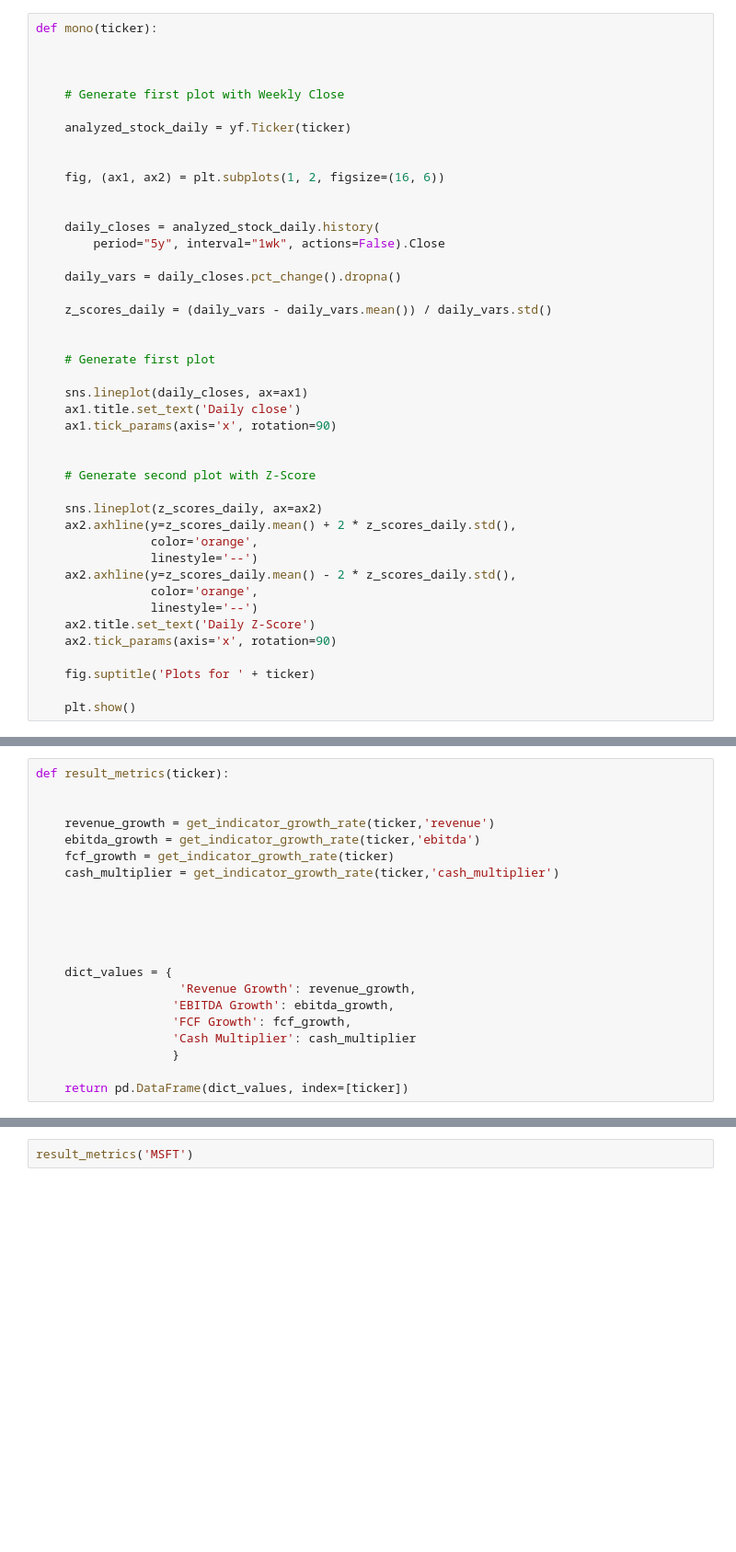
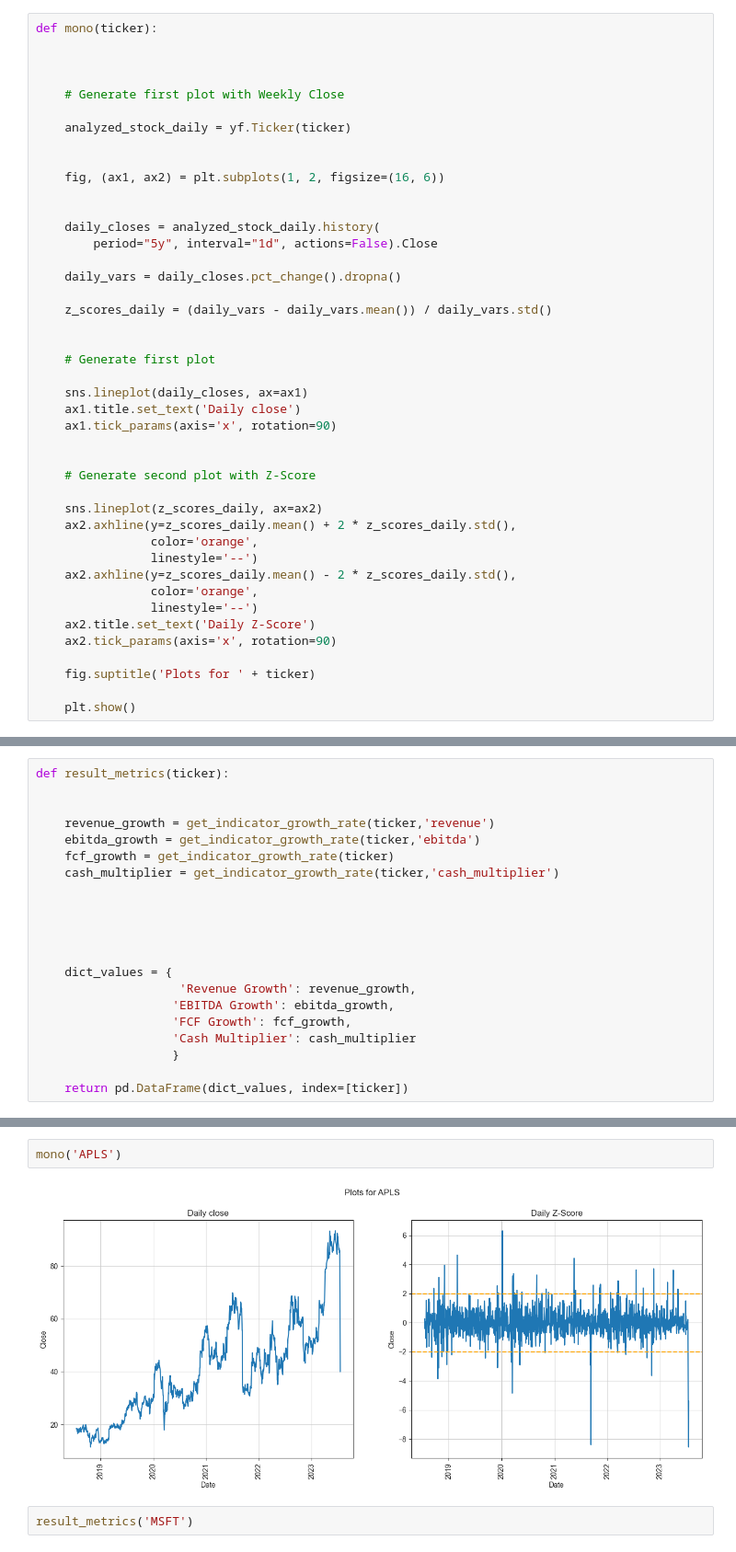
Before and after one commit to ggoni/dividend-stock-picker, a Jupyter notebook: explore.ipynb, the cells around one changed output, grey strips where cells are left out. Shown at 92% size. Drawn from its saved outputs; the diff is of its cells as text; blank space fills up the shorter version.

```diff
--- a/explore.ipynb
+++ b/explore.ipynb
@@ -19,7 +25,7 @@ def mono(ticker):
 
 
     daily_closes = analyzed_stock_daily.history(
-        period="5y", interval="1wk", actions=False).Close
+        period="5y", interval="1d", actions=False).Close
 
     daily_vars = daily_closes.pct_change().dropna()
 
@@ -196,3 +199,7 @@ def dividend_metrics(ticker):
+# %%
+mono('APLS')
+# %% [output]
+[figure, added]
 # %%
 result_metrics('MSFT')
 # %% [output]
```
Also changed, not shown: parts of 17 cells of this notebook, 1 other file.
